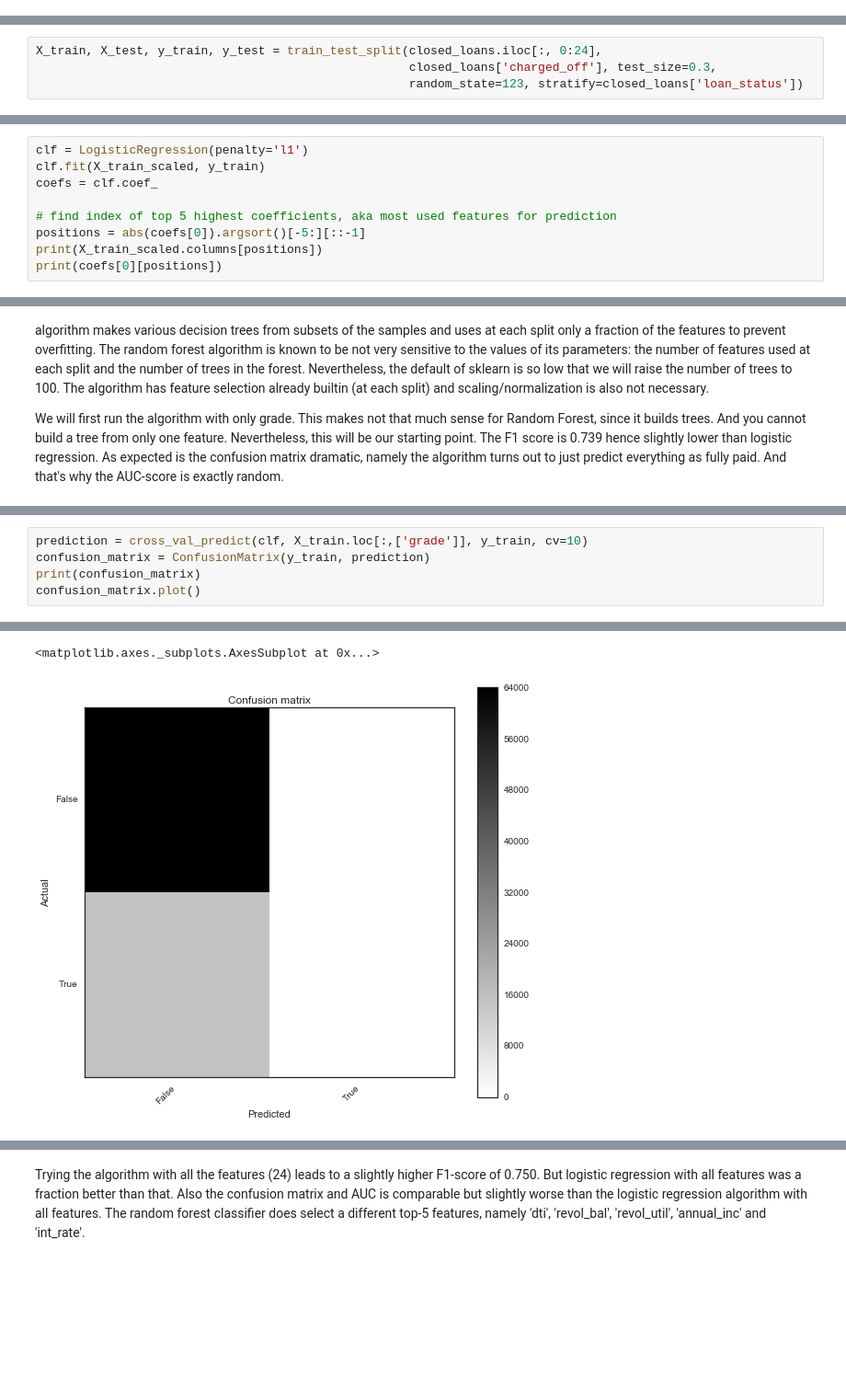
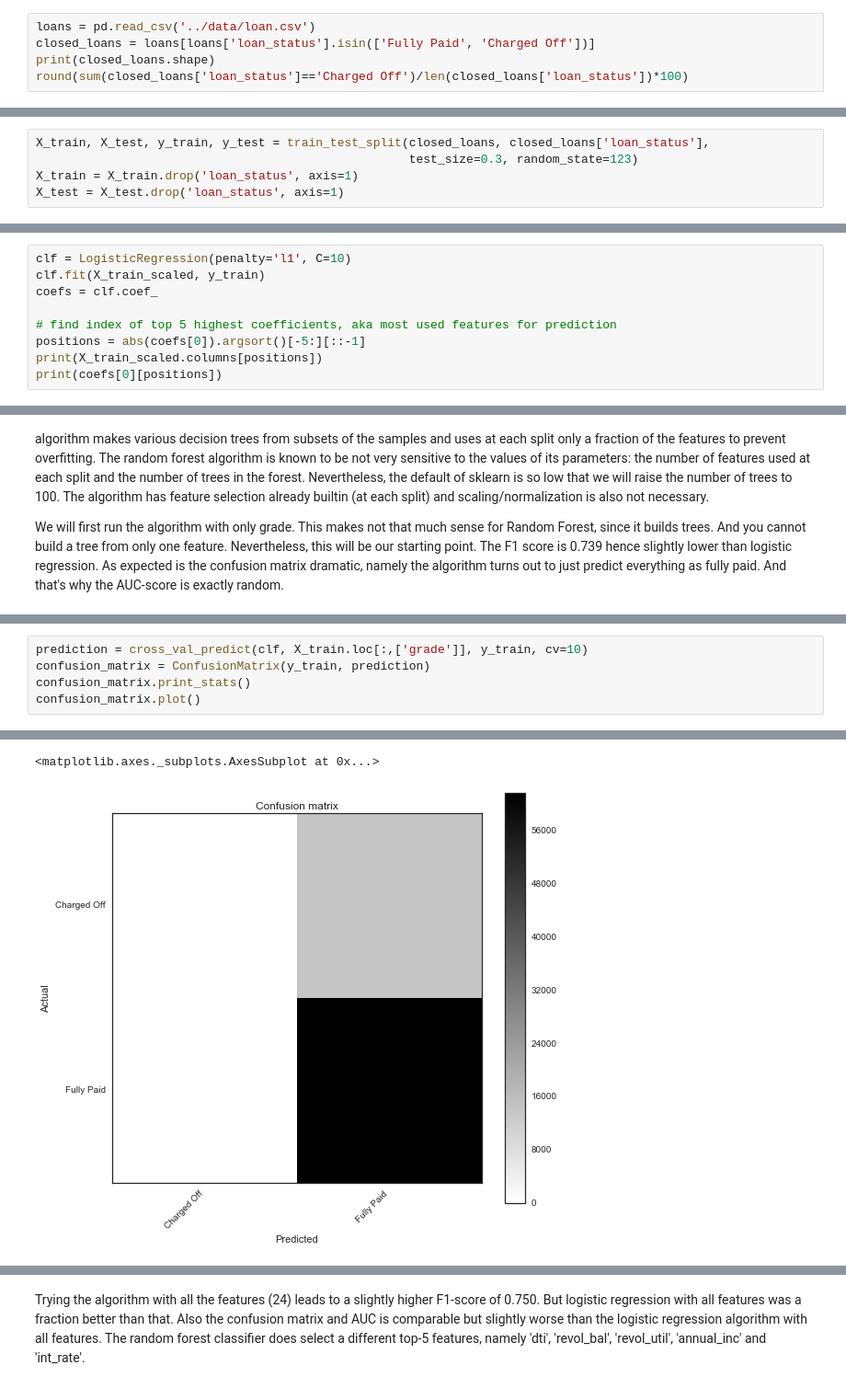
Before and after one commit to RoebideBruijn/datascience-intensive-course, a Jupyter notebook: project/notebooks/lending-club-prediction.ipynb, the cells around one changed output, grey strips where cells are left out. Shown at 92% size. Saved outputs shown, nothing was run; the diff lists cells and outputs as text; blank space fills up the shorter version.

```diff
--- a/project/notebooks/lending-club-prediction.ipynb
+++ b/project/notebooks/lending-club-prediction.ipynb
@@ -42,0 +31,5 @@ See the caveats in the documentation: http://pandas.pydata.org/pandas-docs/stabl
+# %%
+loans = pd.read_csv('../data/loan.csv')
+closed_loans = loans[loans['loan_status'].isin(['Fully Paid', 'Charged Off'])]
+print(closed_loans.shape)
+round(sum(closed_loans['loan_status']=='Charged Off')/len(closed_loans['loan_status'])*100)
@@ -83,9 +137,10 @@ closed_loans.head()
 ### Split data
 We keep 30% of the data separate for now so we can later use this to reliable test the performance of the classifier. The split is stratified by 'loan_status' in order to equally divide old loans over the split (old loans have a higher 'charged_off' probability). The classes to predict are in the variable 'charged_off'.
 # %%
-X_train, X_test, y_train, y_test = train_test_split(closed_loans.iloc[:, 0:24],
-                                                    closed_loans['charged_off'], test_size=0.3,
-                                                    random_state=123, stratify=closed_loans['loan_status'])
+X_train, X_test, y_train, y_test = train_test_split(closed_loans, closed_loans['loan_status'],
+                                                    test_size=0.3, random_state=123)
+X_train = X_train.drop('loan_status', axis=1)
+X_test = X_test.drop('loan_status', axis=1)
 # %% [markdown]
 ### Logistic regression
 
@@ -252,5 +331,5 @@ plt.plot(fpr, tpr)
 # %%
-clf = LogisticRegression(penalty='l1')
+clf = LogisticRegression(penalty='l1', C=10)
 clf.fit(X_train_scaled, y_train)
 coefs = clf.coef_
 
@@ -407,6 +556,6 @@ print(np.mean(scores))
 # %%
 prediction = cross_val_predict(clf, X_train.loc[:,['grade']], y_train, cv=10)
 confusion_matrix = ConfusionMatrix(y_train, prediction)
-print(confusion_matrix)
+confusion_matrix.print_stats()
 confusion_matrix.plot()
 # %% [output]
@@ -418,3 +579,3 @@ __all__    79042     0    79042
 <matplotlib.axes._subplots.AxesSubplot at 0x...>
-[figure, old version]
+[figure, new version]
 # %%
```
Also changed, not shown: parts of 81 cells of this notebook.
